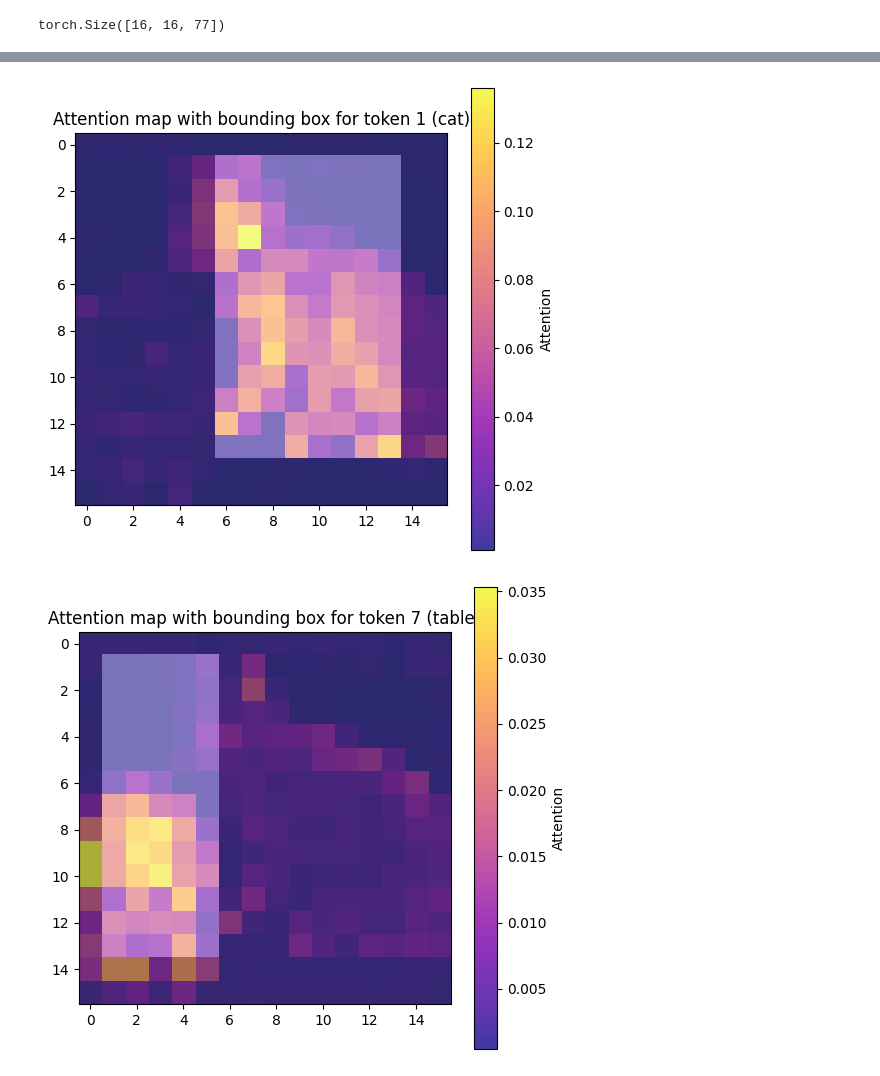
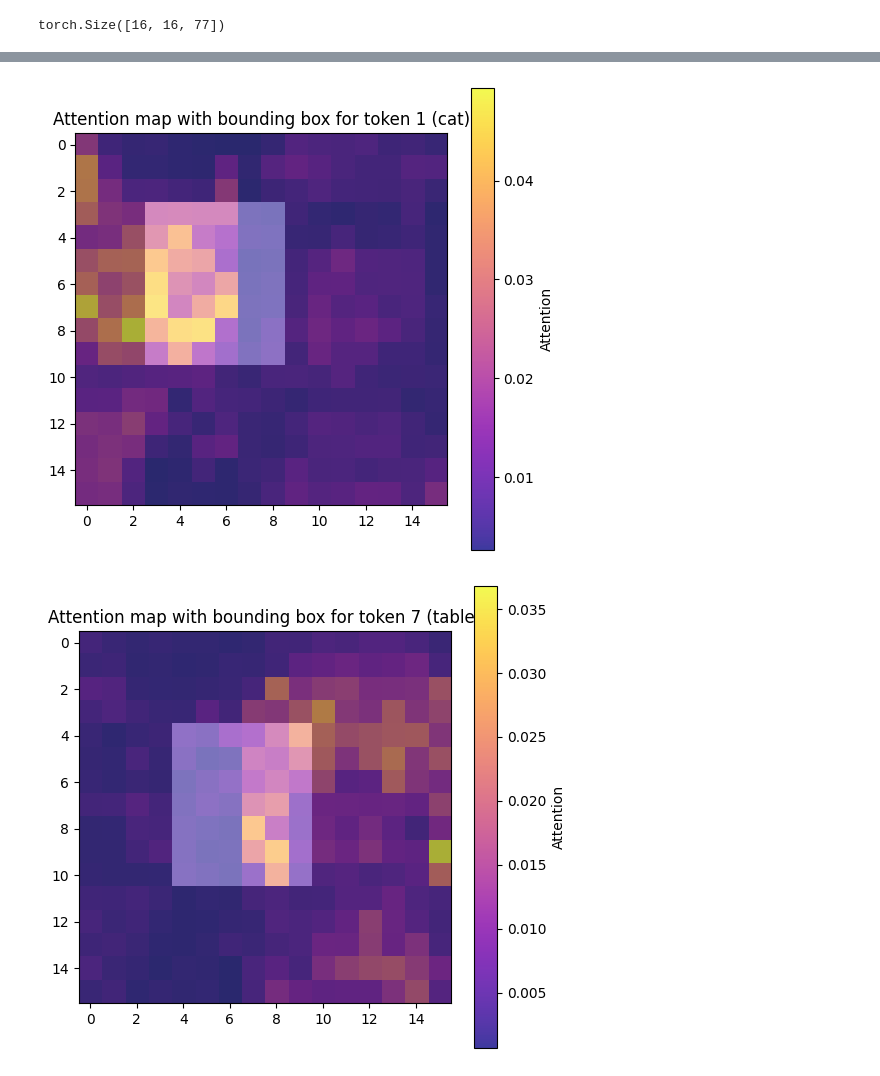
Before and after one commit to HusnuOkanCakir/CONFORM_with_BBOX, a Jupyter notebook: notebook.ipynb, the cells around one changed output, grey strips where cells are left out. Saved outputs shown, nothing was run; the diff lists cells and outputs as text; code cells hidden in the pictures.

```diff
--- a/notebook.ipynb
+++ b/notebook.ipynb
@@ -114,7 +121,7 @@ seed = 4913 # Seed for the generation
 # Prompt
 # %%
 # prompt = "cat under the table"
-prompt = "cat at the right of a dog"
+prompt = "cat on the left of a dog"
 # %% [markdown]
 ## Indices
 # %%
@@ -284,7 +452,7 @@ def create_bbox_mask(bbox, grid_size):
     x_min, y_min, x_max, y_max = [
         int(coord * size) for coord, size in zip(bbox, grid_size*2)
     ]
-    mask[y_min:y_max, x_min:x_max] = 2
+    mask[y_min:y_max, x_min:x_max] = 10
     return mask
 
 # Visualize the attention map with bounding box for "cat"
@@ -296,39 +464,39 @@ attn_map_for_token = attn_map[:, :, token_idx].cpu().numpy()
 bbox_cat = bounding_boxes[token_idx]  # Get bounding box for "cat"
 bbox_mask_cat = create_bbox_mask(bbox_cat, attn_map_for_token.shape)
 
-attn_map[:, :, token_idx] *= bbox_mask_cat
+# attn_map[:, :, token_idx] *= bbox_mask_cat
 
 # Plot the attention map
 plt.figure(figsize=(6, 6))
 plt.title(f"Attention map with bounding box for token {token_idx} (cat)")
 plt.imshow(attn_map_for_token, cmap="plasma", alpha=0.8)
 plt.colorbar(label="Attention")
 
 # Overlay the bounding box mask
 plt.imshow(bbox_mask_cat, cmap="gray", alpha=0.3)  # Mask with transparency
 plt.show()
 
 # Visualize the attention map with bounding box for "table"
 # token_idx = 4  # Token for "table"
 token_idx = 7
 attn_map_for_token = attn_map[:, :, token_idx].cpu().numpy()
 
 # Create bounding box mask
 bbox_table = bounding_boxes[token_idx]  # Get bounding box for "table"
 bbox_mask_table = create_bbox_mask(bbox_table, attn_map_for_token.shape)
 
 # Plot the attention map
 plt.figure(figsize=(6, 6))
 plt.title(f"Attention map with bounding box for token {token_idx} (table)")
 plt.imshow(attn_map_for_token, cmap="plasma", alpha=0.8)
 plt.colorbar(label="Attention")
 
 # Overlay the bounding box mask
 plt.imshow(bbox_mask_table, cmap="gray", alpha=0.3)  # Mask with transparency
 plt.show()
 # %% [output]
-[figure, old version]
+[figure, new version]
-[figure, old version]
+[figure, new version]
 # %%
 
 # # %cd /content/drive/MyDrive/DL/Diffusion-SpaceTime-Attn-main/attention_optimization/stable-diffusion
```
Also changed, not shown: parts of 19 cells of this notebook.
